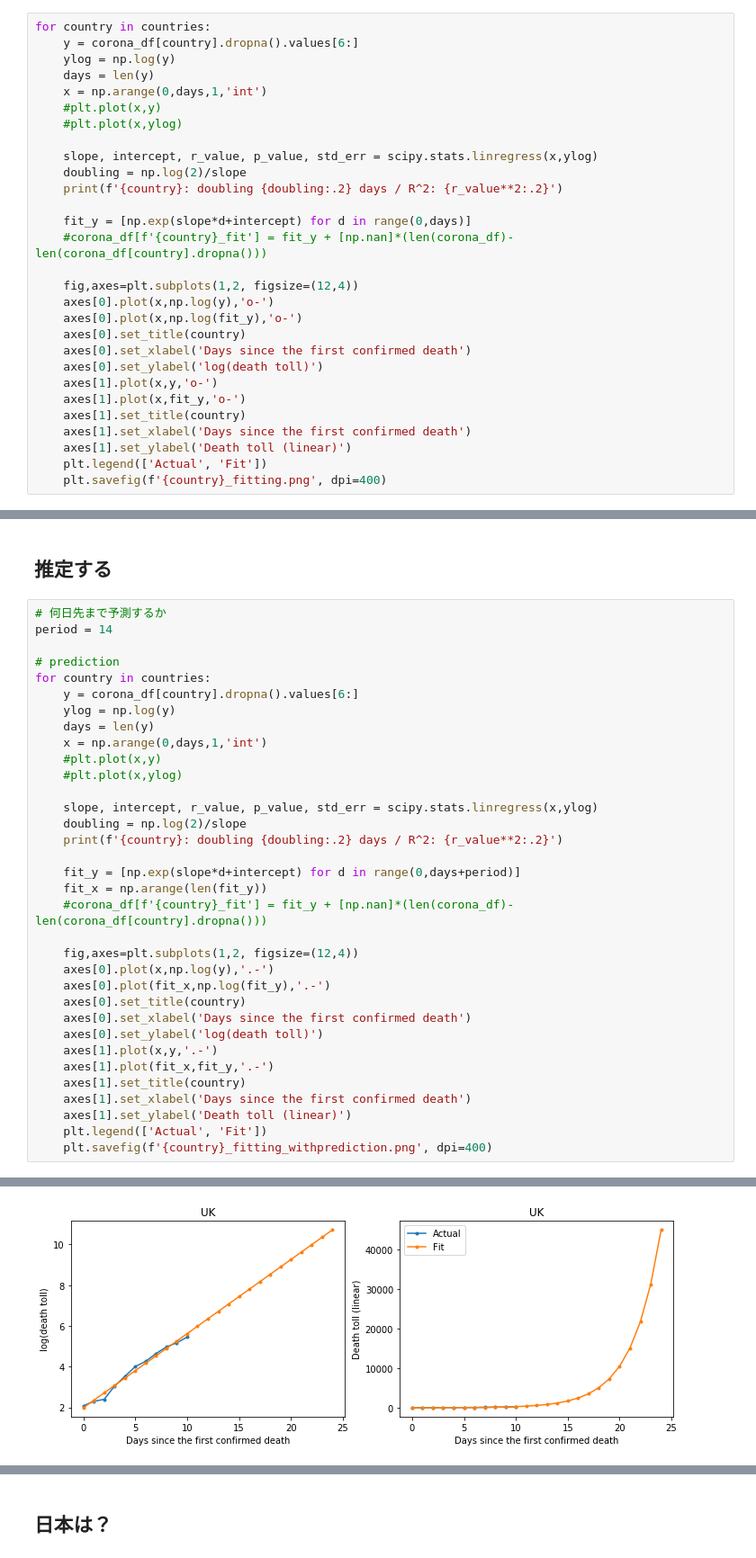
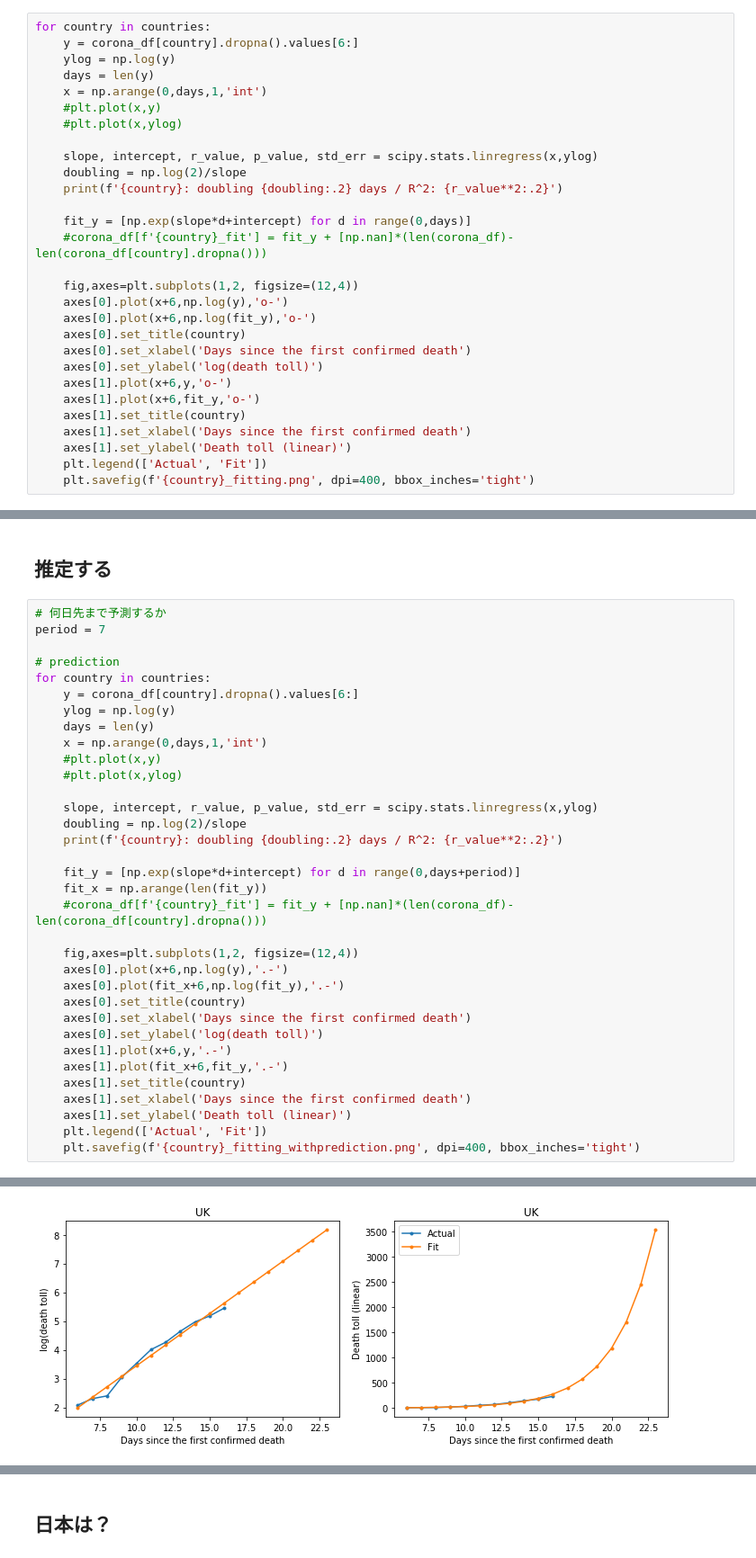
Before and after one commit to so1tsuda/corona_prediction, a Jupyter notebook: CoronaPrediction.ipynb, the cells around one changed output, grey strips where cells are left out. Shown: that part at 90% size. Cells and saved outputs as stored; diff of their text form.

```diff
--- a/CoronaPrediction.ipynb
+++ b/CoronaPrediction.ipynb
@@ -46,18 +46,18 @@ for country in countries:
     #corona_df[f'{country}_fit'] = fit_y + [np.nan]*(len(corona_df)-len(corona_df[country].dropna()))
 
     fig,axes=plt.subplots(1,2, figsize=(12,4))
-    axes[0].plot(x,np.log(y),'o-')
-    axes[0].plot(x,np.log(fit_y),'o-')
+    axes[0].plot(x+6,np.log(y),'o-')
+    axes[0].plot(x+6,np.log(fit_y),'o-')
     axes[0].set_title(country)
     axes[0].set_xlabel('Days since the first confirmed death')
     axes[0].set_ylabel('log(death toll)')
-    axes[1].plot(x,y,'o-')
-    axes[1].plot(x,fit_y,'o-')
+    axes[1].plot(x+6,y,'o-')
+    axes[1].plot(x+6,fit_y,'o-')
     axes[1].set_title(country)
     axes[1].set_xlabel('Days since the first confirmed death')
     axes[1].set_ylabel('Death toll (linear)')
     plt.legend(['Actual', 'Fit'])
-    plt.savefig(f'{country}_fitting.png', dpi=400)
+    plt.savefig(f'{country}_fitting.png', dpi=400, bbox_inches='tight')
 # %% [output]
 Italy: doubling 2.6 days / R^2: 0.99
 Spain: doubling 2.1 days / R^2: 0.99
@@ -83,7 +83,7 @@ Netherlands: doubling 1.9 days / R^2: 0.99
 ## 推定する
 # %%
 # 何日先まで予測するか
-period = 14
+period = 7
 
 # prediction
 for country in countries:
@@ -103,18 +103,18 @@ for country in countries:
     #corona_df[f'{country}_fit'] = fit_y + [np.nan]*(len(corona_df)-len(corona_df[country].dropna()))
 
     fig,axes=plt.subplots(1,2, figsize=(12,4))
-    axes[0].plot(x,np.log(y),'.-')
-    axes[0].plot(fit_x,np.log(fit_y),'.-')
+    axes[0].plot(x+6,np.log(y),'.-')
+    axes[0].plot(fit_x+6,np.log(fit_y),'.-')
     axes[0].set_title(country)
     axes[0].set_xlabel('Days since the first confirmed death')
     axes[0].set_ylabel('log(death toll)')
-    axes[1].plot(x,y,'.-')
-    axes[1].plot(fit_x,fit_y,'.-')
+    axes[1].plot(x+6,y,'.-')
+    axes[1].plot(fit_x+6,fit_y,'.-')
     axes[1].set_title(country)
     axes[1].set_xlabel('Days since the first confirmed death')
     axes[1].set_ylabel('Death toll (linear)')
     plt.legend(['Actual', 'Fit'])
-    plt.savefig(f'{country}_fitting_withprediction.png', dpi=400)
+    plt.savefig(f'{country}_fitting_withprediction.png', dpi=400, bbox_inches='tight')
 # %% [output]
 Italy: doubling 2.6 days / R^2: 0.99
 Spain: doubling 2.1 days / R^2: 0.99
@@ -132 +132 @@ Netherlands: doubling 1.9 days / R^2: 0.99
-[figure, old version]
+[figure, new version]
```
Also changed, not shown: parts of 4 cells of this notebook.
